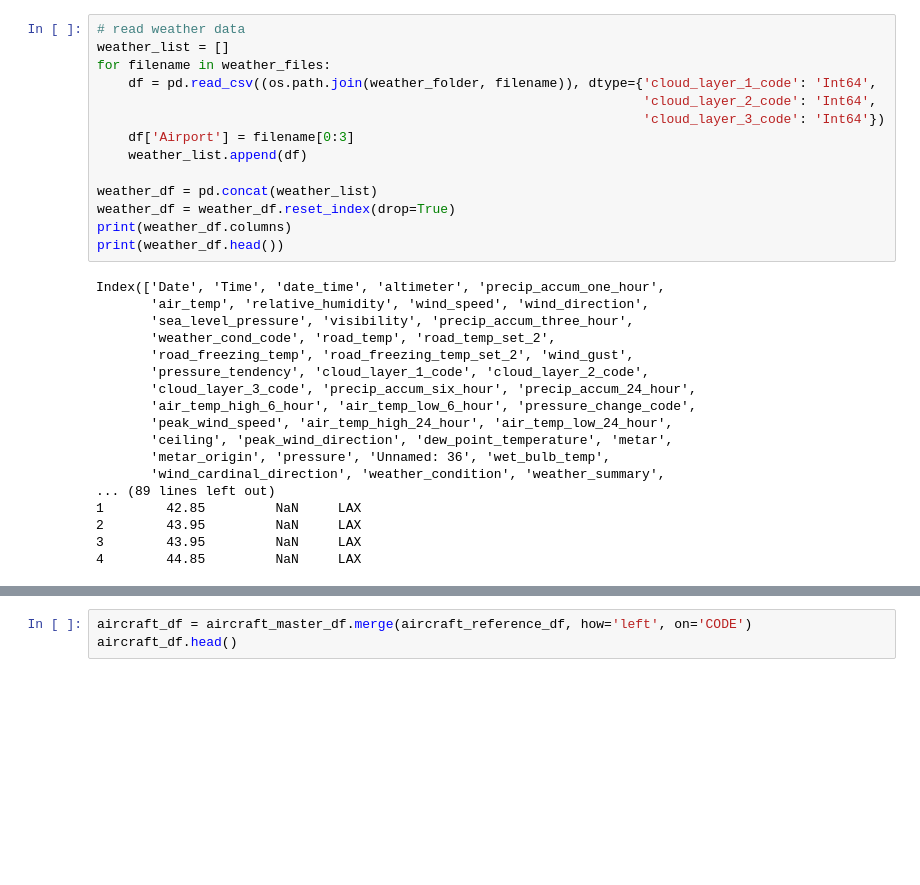
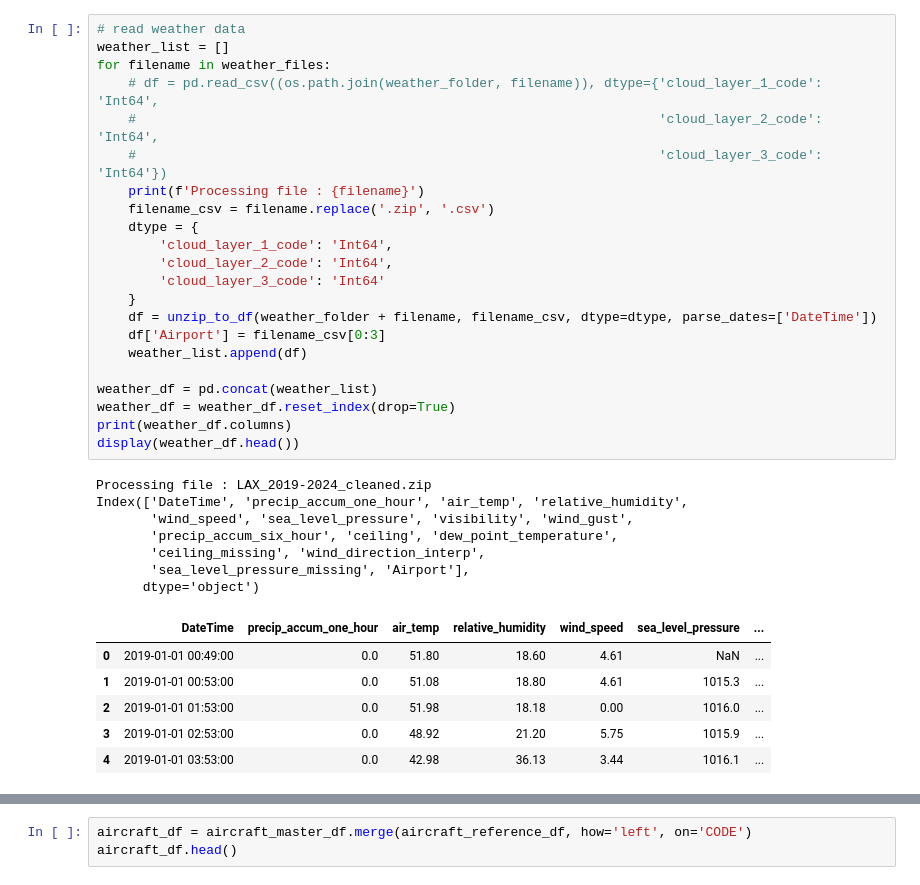
Before and after one commit to brianna-mitri/project-4, a Jupyter notebook: Work/DB_Work/Python/Cleaning.ipynb, the cells around one changed output, grey strips where cells are left out. Cells and saved outputs as stored; diff of their text form; blank space fills up the shorter version.

```diff
--- a/Work/DB_Work/Python/Cleaning.ipynb
+++ b/Work/DB_Work/Python/Cleaning.ipynb
@@ -61,35 +88,39 @@ LAX_KLAX_1997-2025.csv
 # %%
 # read weather data
 weather_list = []
 for filename in weather_files:
-    df = pd.read_csv((os.path.join(weather_folder, filename)), dtype={'cloud_layer_1_code': 'Int64',
-                                                                      'cloud_layer_2_code': 'Int64',
-                                                                      'cloud_layer_3_code': 'Int64'})
-    df['Airport'] = filename[0:3]
+    # df = pd.read_csv((os.path.join(weather_folder, filename)), dtype={'cloud_layer_1_code': 'Int64',
+    #                                                                   'cloud_layer_2_code': 'Int64',
+    #                                                                   'cloud_layer_3_code': 'Int64'})
+    print(f'Processing file : {filename}')
+    filename_csv = filename.replace('.zip', '.csv')
+    dtype = {
+        'cloud_layer_1_code': 'Int64',
+        'cloud_layer_2_code': 'Int64',
+        'cloud_layer_3_code': 'Int64'
+    }
+    df = unzip_to_df(weather_folder + filename, filename_csv, dtype=dtype, parse_dates=['DateTime'])
+    df['Airport'] = filename_csv[0:3]
     weather_list.append(df)
 
 weather_df = pd.concat(weather_list)
 weather_df = weather_df.reset_index(drop=True)
 print(weather_df.columns)
-print(weather_df.head())
+display(weather_df.head())
 # %% [output]
-Index(['Date', 'Time', 'date_time', 'altimeter', 'precip_accum_one_hour',
-       'air_temp', 'relative_humidity', 'wind_speed', 'wind_direction',
-       'sea_level_pressure', 'visibility', 'precip_accum_three_hour',
-       'weather_cond_code', 'road_temp', 'road_temp_set_2',
-       'road_freezing_temp', 'road_freezing_temp_set_2', 'wind_gust',
-       'pressure_tendency', 'cloud_layer_1_code', 'cloud_layer_2_code',
-       'cloud_layer_3_code', 'precip_accum_six_hour', 'precip_accum_24_hour',
-       'air_temp_high_6_hour', 'air_temp_low_6_hour', 'pressure_change_code',
-       'peak_wind_speed', 'air_temp_high_24_hour', 'air_temp_low_24_hour',
-       'ceiling', 'peak_wind_direction', 'dew_point_temperature', 'metar',
-       'metar_origin', 'pressure', 'Unnamed: 36', 'wet_bulb_temp',
-       'wind_cardinal_direction', 'weather_condition', 'weather_summary',
-... (89 lines left out)
-1        42.85         NaN     LAX
-2        43.95         NaN     LAX
-3        43.95         NaN     LAX
-4        44.85         NaN     LAX
+Processing file : LAX_2019-2024_cleaned.zip
+Index(['DateTime', 'precip_accum_one_hour', 'air_temp', 'relative_humidity',
+       'wind_speed', 'sea_level_pressure', 'visibility', 'wind_gust',
+       'precip_accum_six_hour', 'ceiling', 'dew_point_temperature',
+       'ceiling_missing', 'wind_direction_interp',
+       'sea_level_pressure_missing', 'Airport'],
+      dtype='object')
+|  | DateTime | precip_accum_one_hour | air_temp | relative_humidity | wind_speed | sea_level_pressure | ... |
+| 0 | 2019-01-01 00:49:00 | 0.0 | 51.80 | 18.60 | 4.61 | NaN | ... |
+| 1 | 2019-01-01 00:53:00 | 0.0 | 51.08 | 18.80 | 4.61 | 1015.3 | ... |
+| 2 | 2019-01-01 01:53:00 | 0.0 | 51.98 | 18.18 | 0.00 | 1016.0 | ... |
+| 3 | 2019-01-01 02:53:00 | 0.0 | 48.92 | 21.20 | 5.75 | 1015.9 | ... |
+| 4 | 2019-01-01 03:53:00 | 0.0 | 42.98 | 36.13 | 3.44 | 1016.1 | ... |
 # %%
 # 'Date', 'Time', 'date_time', 'altimeter', 'precip_accum_one_hour',
 #        'air_temp', 'relative_humidity', 'wind_speed', 'wind_direction',
```
Also changed, not shown: parts of 27 cells of this notebook, 21 other files.
